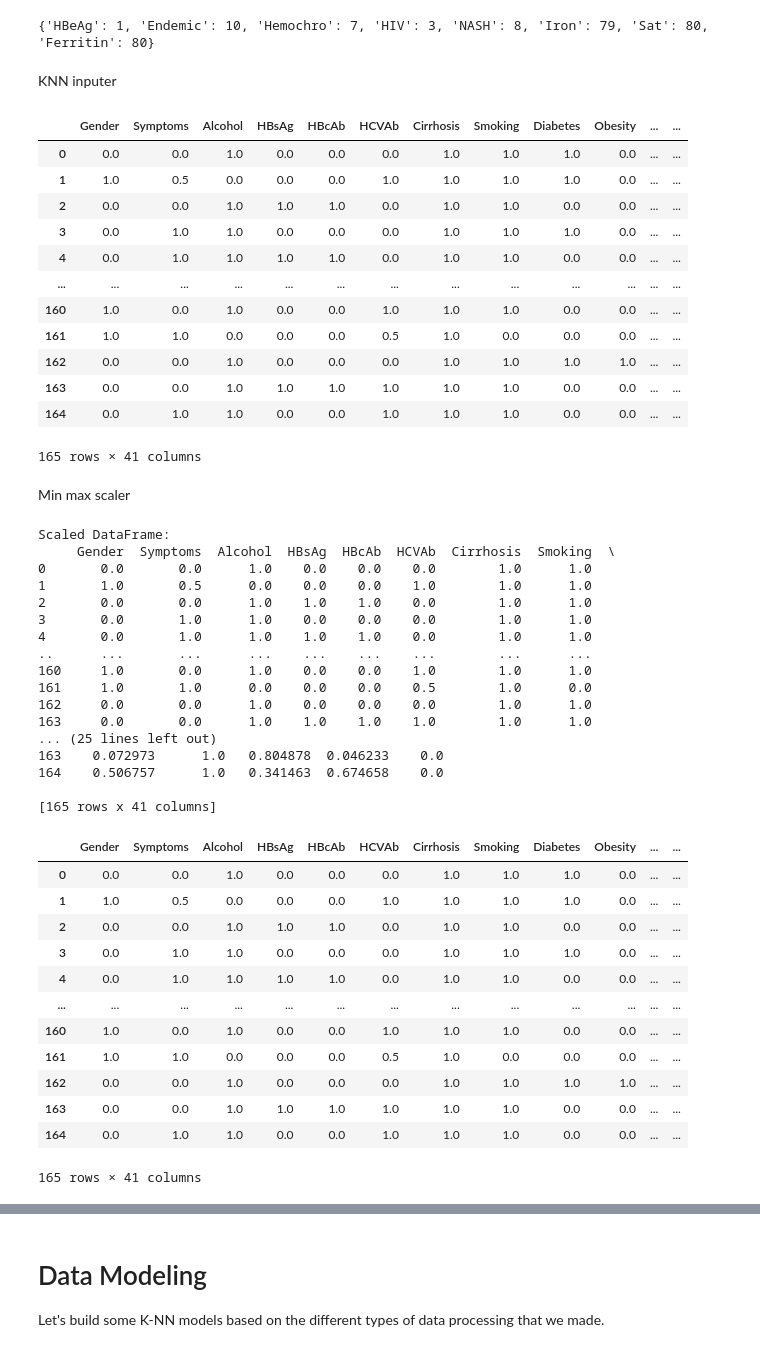
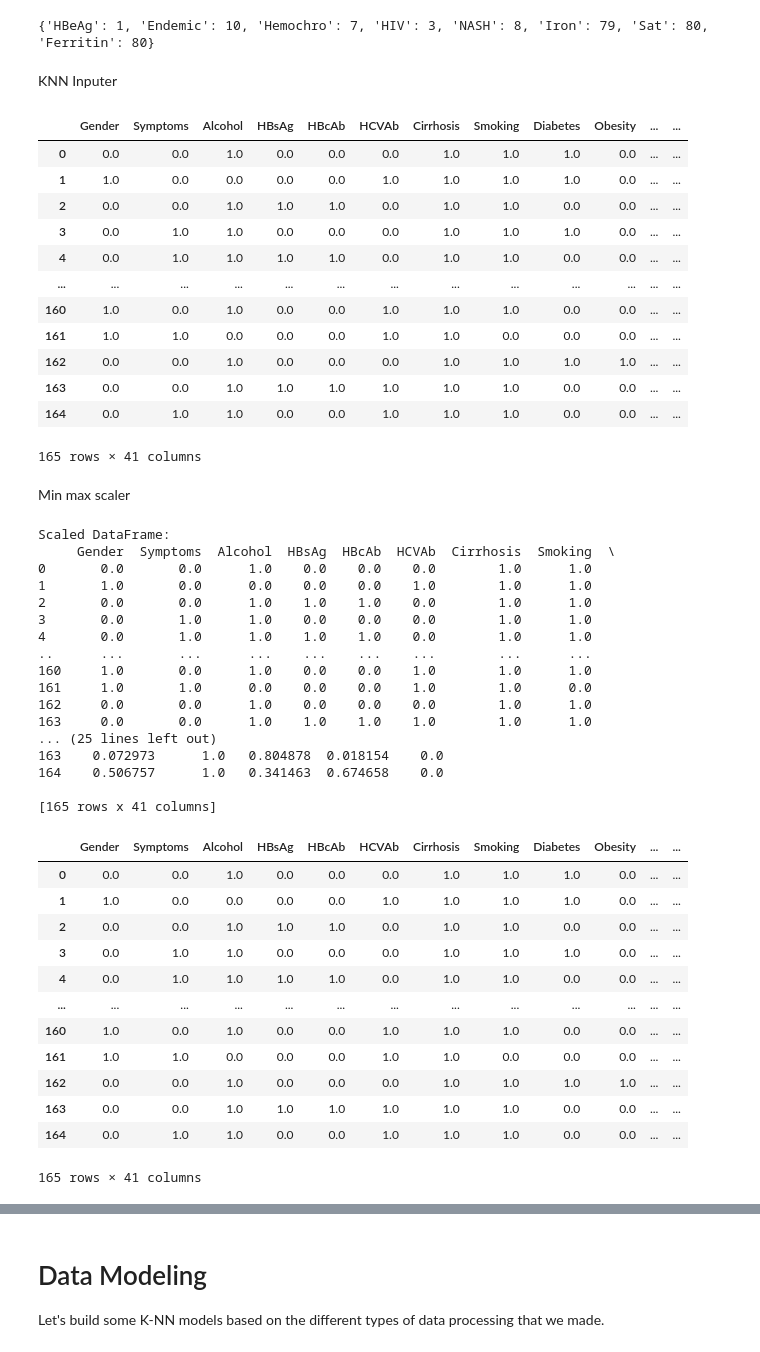
Before and after one commit to johnpierrre/DS-project, a Jupyter notebook: hepatocellular_carcinoma_analysis.ipynb, the cells around one changed output, grey strips where cells are left out. Cells and saved outputs as stored; diff of their text form; code cells hidden in the pictures.

```diff
--- a/hepatocellular_carcinoma_analysis.ipynb
+++ b/hepatocellular_carcinoma_analysis.ipynb
@@ -397,38 +397,43 @@ df_test = df_test.drop(columns=['PS'])
 # %% [output]
 {'HBeAg': 1, 'Endemic': 10, 'Hemochro': 7, 'HIV': 3, 'NASH': 8, 'Iron': 79, 'Sat': 80, 'Ferritin': 80}
 # %% [markdown]
-KNN inputer
+KNN Inputer
 # %%
 from sklearn.impute import KNNImputer
 
 df_test.replace('?', pd.NA, inplace=True)
 df_test = df_test.apply(pd.to_numeric, errors='coerce')
 
-knn=KNNImputer(n_neighbors=2)
+knn=KNNImputer(n_neighbors=3,weights='distance')
 """ df_train=df_test.to_numpy()
  """
-X=df_test.columns[:29]
+X=df_test.columns[:30]
 """ knn.fit_transform(X) """
+df_test[X] = knn.fit_transform(df_test[X]).round(decimals=0)
+
+X=df_test.columns[30:]
 
 df_test[X] = knn.fit_transform(df_test[X])
 
 
 
-for col in df_test.columns:
+
+
+""" for col in df_test.columns:
     median = df_test[col].median(skipna=True)
-    df_test.fillna({col: median},inplace=True)
+    df_test.fillna({col: median},inplace=True) """
 
 df_test
 # %% [output]
 |  | Gender | Symptoms | Alcohol | HBsAg | HBcAb | HCVAb | Cirrhosis | Smoking | Diabetes | Obesity | ... | ... |
 | 0 | 0.0 | 0.0 | 1.0 | 0.0 | 0.0 | 0.0 | 1.0 | 1.0 | 1.0 | 0.0 | ... | ... |
-| 1 | 1.0 | 0.5 | 0.0 | 0.0 | 0.0 | 1.0 | 1.0 | 1.0 | 1.0 | 0.0 | ... | ... |
+| 1 | 1.0 | 0.0 | 0.0 | 0.0 | 0.0 | 1.0 | 1.0 | 1.0 | 1.0 | 0.0 | ... | ... |
 | 2 | 0.0 | 0.0 | 1.0 | 1.0 | 1.0 | 0.0 | 1.0 | 1.0 | 0.0 | 0.0 | ... | ... |
 | 3 | 0.0 | 1.0 | 1.0 | 0.0 | 0.0 | 0.0 | 1.0 | 1.0 | 1.0 | 0.0 | ... | ... |
 | 4 | 0.0 | 1.0 | 1.0 | 1.0 | 1.0 | 0.0 | 1.0 | 1.0 | 0.0 | 0.0 | ... | ... |
 | ... | ... | ... | ... | ... | ... | ... | ... | ... | ... | ... | ... | ... |
 | 160 | 1.0 | 0.0 | 1.0 | 0.0 | 0.0 | 1.0 | 1.0 | 1.0 | 0.0 | 0.0 | ... | ... |
-| 161 | 1.0 | 1.0 | 0.0 | 0.0 | 0.0 | 0.5 | 1.0 | 0.0 | 0.0 | 0.0 | ... | ... |
+| 161 | 1.0 | 1.0 | 0.0 | 0.0 | 0.0 | 1.0 | 1.0 | 0.0 | 0.0 | 0.0 | ... | ... |
 | 162 | 0.0 | 0.0 | 1.0 | 0.0 | 0.0 | 0.0 | 1.0 | 1.0 | 1.0 | 1.0 | ... | ... |
 | 163 | 0.0 | 0.0 | 1.0 | 1.0 | 1.0 | 1.0 | 1.0 | 1.0 | 0.0 | 0.0 | ... | ... |
 | 164 | 0.0 | 1.0 | 1.0 | 0.0 | 0.0 | 1.0 | 1.0 | 1.0 | 0.0 | 0.0 | ... | ... |
@@ -455,29 +460,29 @@ df_clean.round(decimals=3)
 Scaled DataFrame:
      Gender  Symptoms  Alcohol  HBsAg  HBcAb  HCVAb  Cirrhosis  Smoking  \
 0       0.0       0.0      1.0    0.0    0.0    0.0        1.0      1.0
-1       1.0       0.5      0.0    0.0    0.0    1.0        1.0      1.0
+1       1.0       0.0      0.0    0.0    0.0    1.0        1.0      1.0
 2       0.0       0.0      1.0    1.0    1.0    0.0        1.0      1.0
 3       0.0       1.0      1.0    0.0    0.0    0.0        1.0      1.0
 4       0.0       1.0      1.0    1.0    1.0    0.0        1.0      1.0
 ..      ...       ...      ...    ...    ...    ...        ...      ...
 160     1.0       0.0      1.0    0.0    0.0    1.0        1.0      1.0
-161     1.0       1.0      0.0    0.0    0.0    0.5        1.0      0.0
+161     1.0       1.0      0.0    0.0    0.0    1.0        1.0      0.0
 162     0.0       0.0      1.0    0.0    0.0    0.0        1.0      1.0
 163     0.0       0.0      1.0    1.0    1.0    1.0        1.0      1.0
 ... (25 lines left out)
-163    0.072973      1.0   0.804878  0.046233    0.0
+163    0.072973      1.0   0.804878  0.018154    0.0
 164    0.506757      1.0   0.341463  0.674658    0.0
 
 [165 rows x 41 columns]
 |  | Gender | Symptoms | Alcohol | HBsAg | HBcAb | HCVAb | Cirrhosis | Smoking | Diabetes | Obesity | ... | ... |
 | 0 | 0.0 | 0.0 | 1.0 | 0.0 | 0.0 | 0.0 | 1.0 | 1.0 | 1.0 | 0.0 | ... | ... |
-| 1 | 1.0 | 0.5 | 0.0 | 0.0 | 0.0 | 1.0 | 1.0 | 1.0 | 1.0 | 0.0 | ... | ... |
+| 1 | 1.0 | 0.0 | 0.0 | 0.0 | 0.0 | 1.0 | 1.0 | 1.0 | 1.0 | 0.0 | ... | ... |
 | 2 | 0.0 | 0.0 | 1.0 | 1.0 | 1.0 | 0.0 | 1.0 | 1.0 | 0.0 | 0.0 | ... | ... |
 | 3 | 0.0 | 1.0 | 1.0 | 0.0 | 0.0 | 0.0 | 1.0 | 1.0 | 1.0 | 0.0 | ... | ... |
 | 4 | 0.0 | 1.0 | 1.0 | 1.0 | 1.0 | 0.0 | 1.0 | 1.0 | 0.0 | 0.0 | ... | ... |
 | ... | ... | ... | ... | ... | ... | ... | ... | ... | ... | ... | ... | ... |
 | 160 | 1.0 | 0.0 | 1.0 | 0.0 | 0.0 | 1.0 | 1.0 | 1.0 | 0.0 | 0.0 | ... | ... |
-| 161 | 1.0 | 1.0 | 0.0 | 0.0 | 0.0 | 0.5 | 1.0 | 0.0 | 0.0 | 0.0 | ... | ... |
+| 161 | 1.0 | 1.0 | 0.0 | 0.0 | 0.0 | 1.0 | 1.0 | 0.0 | 0.0 | 0.0 | ... | ... |
 | 162 | 0.0 | 0.0 | 1.0 | 0.0 | 0.0 | 0.0 | 1.0 | 1.0 | 1.0 | 1.0 | ... | ... |
 | 163 | 0.0 | 0.0 | 1.0 | 1.0 | 1.0 | 1.0 | 1.0 | 1.0 | 0.0 | 0.0 | ... | ... |
 | 164 | 0.0 | 1.0 | 1.0 | 0.0 | 0.0 | 1.0 | 1.0 | 1.0 | 0.0 | 0.0 | ... | ... |
```
Also changed, not shown: parts of 10 cells of this notebook.
